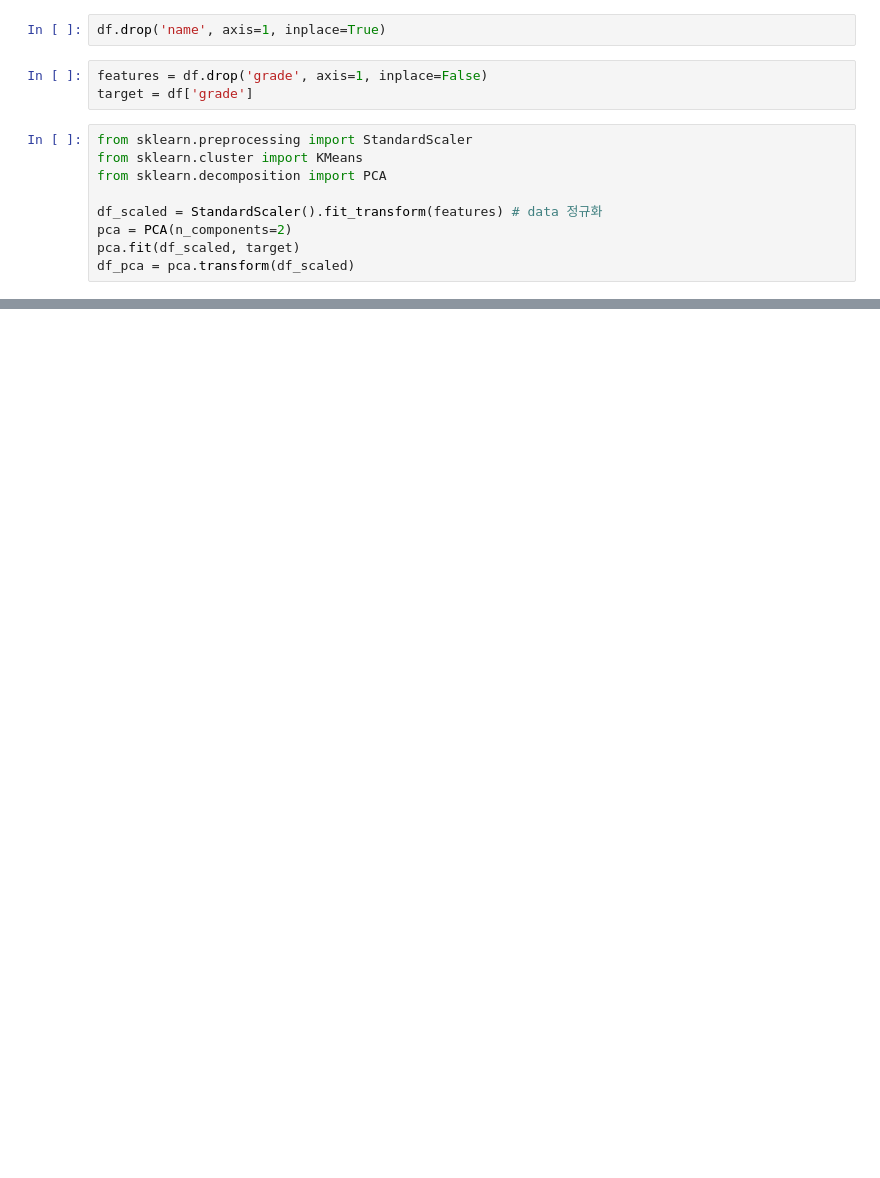
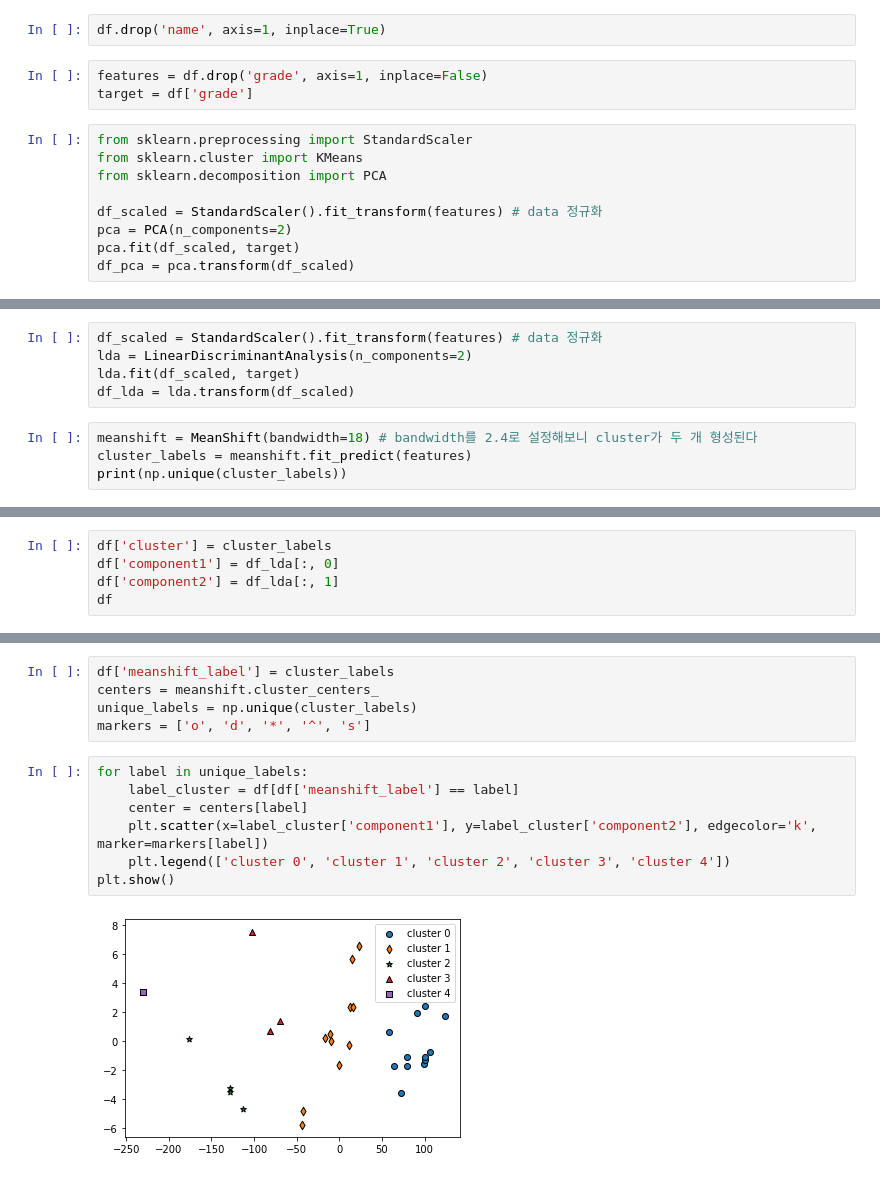
Before and after one commit to kangmincho1/Side-Projects, a Jupyter notebook: clustering.ipynb, the cells around one changed output, grey strips where cells are left out. Saved outputs shown, nothing was run; the diff lists cells and outputs as text; blank space fills up the shorter version.

```diff
--- a/clustering.ipynb
+++ b/clustering.ipynb
@@ -81,0 +242,9 @@ plt.show()
+# %%
+df_scaled = StandardScaler().fit_transform(features) # data 정규화
+lda = LinearDiscriminantAnalysis(n_components=2)
+lda.fit(df_scaled, target)
+df_lda = lda.transform(df_scaled)
+# %%
+meanshift = MeanShift(bandwidth=18) # bandwidth를 2.4로 설정해보니 cluster가 두 개 형성된다
+cluster_labels = meanshift.fit_predict(features)
+print(np.unique(cluster_labels))
@@ -81,0 +253,5 @@ plt.show()
+# %%
+df['cluster'] = cluster_labels
+df['component1'] = df_lda[:, 0]
+df['component2'] = df_lda[:, 1]
+df
@@ -81,0 +276,14 @@ plt.show()
+# %%
+df['meanshift_label'] = cluster_labels
+centers = meanshift.cluster_centers_
+unique_labels = np.unique(cluster_labels)
+markers = ['o', 'd', '*', '^', 's']
+# %%
+for label in unique_labels:
+    label_cluster = df[df['meanshift_label'] == label]
+    center = centers[label]
+    plt.scatter(x=label_cluster['component1'], y=label_cluster['component2'], edgecolor='k', marker=markers[label])
+    plt.legend(['cluster 0', 'cluster 1', 'cluster 2', 'cluster 3', 'cluster 4'])
+plt.show()
+# %% [output]
+[figure, added]
```
Also changed, not shown: parts of 23 cells of this notebook, 1 other file.
